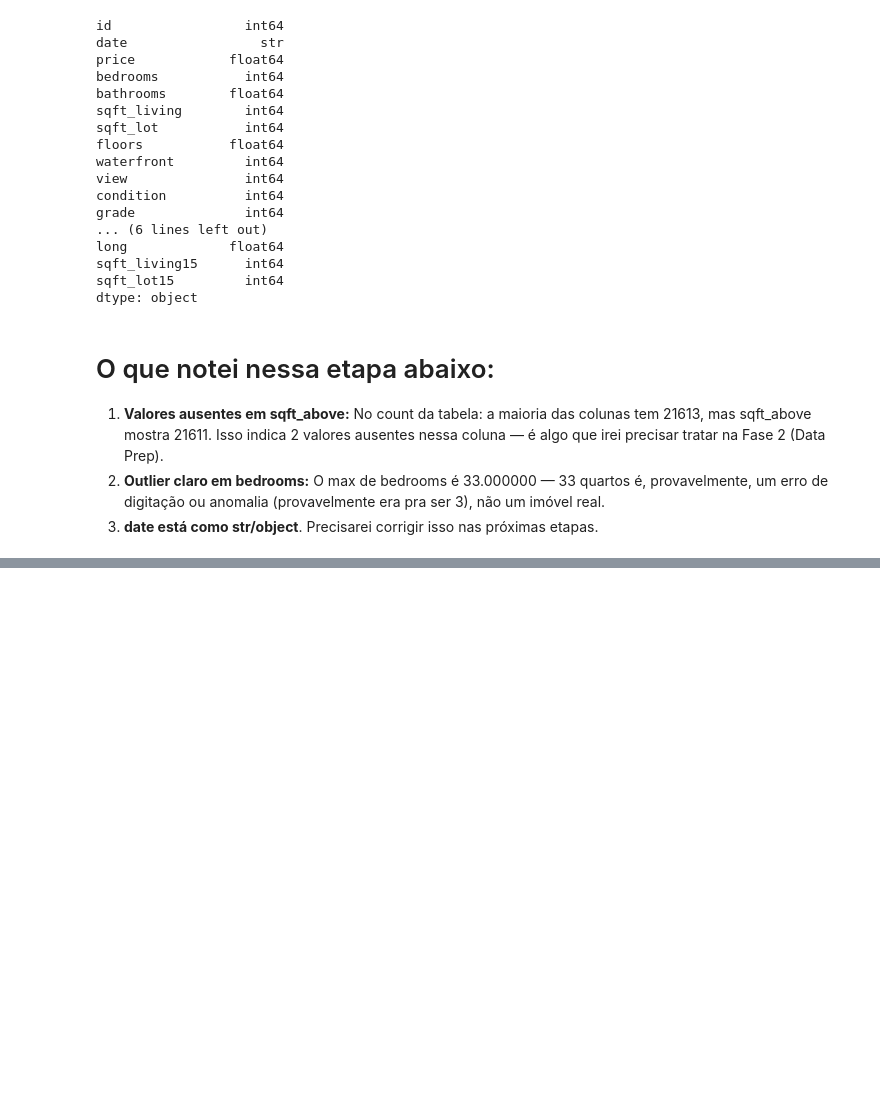
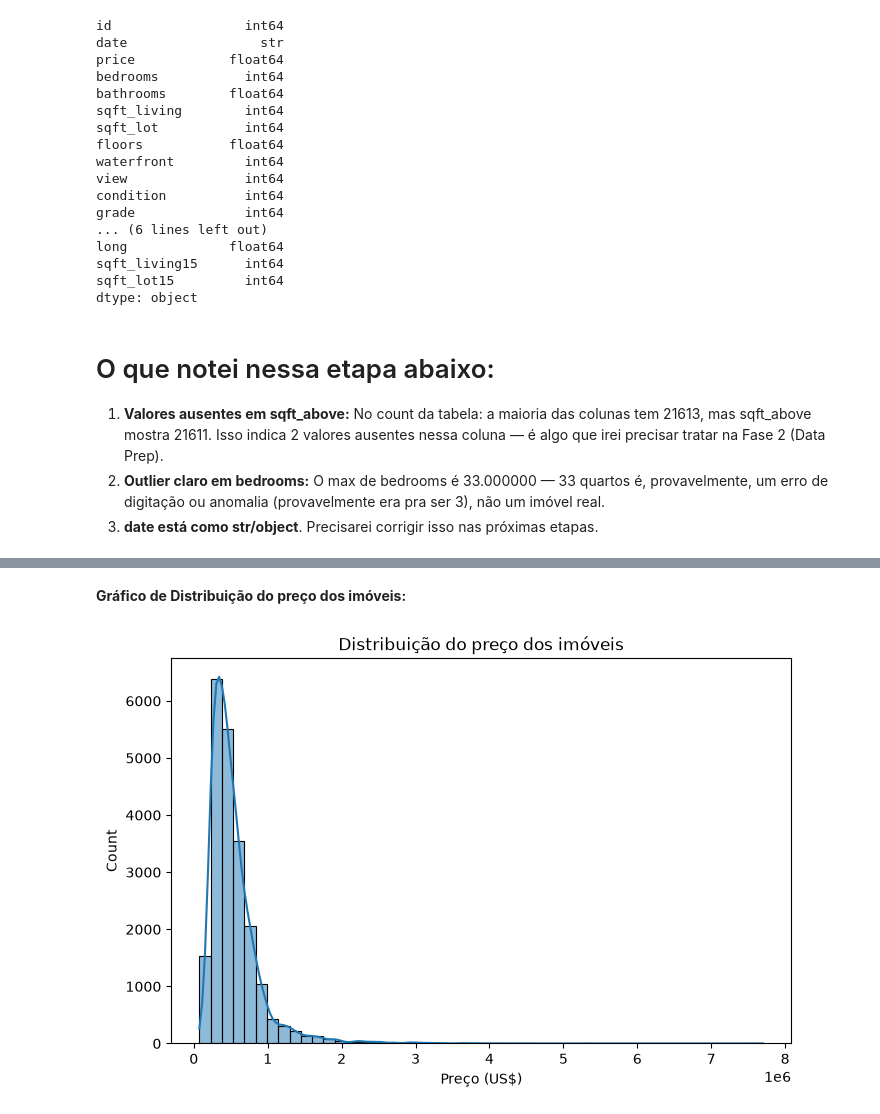
Before and after one commit to lindomarandradegertrudes/kc-house-precificacao, a Jupyter notebook: notebooks/projeto_precificacao.ipynb, the cells around one changed output, grey strips where cells are left out. Saved outputs shown, nothing was run; the diff lists cells and outputs as text; code cells hidden in the pictures; blank space fills up the shorter version.

```diff
--- a/notebooks/projeto_precificacao.ipynb
+++ b/notebooks/projeto_precificacao.ipynb
@@ -54,3 +54,14 @@ df.describe()
 | 50% | 3.904930e+09 | 4.500000e+05 | 3.000000 | 2.250000 | 1910.000000 | 7.618000e+03 | 1.500000 | 0.000000 | 0.000000 | 3.000000 | ... |
 | 75% | 7.308900e+09 | 6.450000e+05 | 4.000000 | 2.500000 | 2550.000000 | 1.068800e+04 | 2.000000 | 0.000000 | 0.000000 | 4.000000 | ... |
 | max | 9.900000e+09 | 7.700000e+06 | 33.000000 | 8.000000 | 13540.000000 | 1.651359e+06 | 3.500000 | 1.000000 | 4.000000 | 5.000000 | ... |
+# %% [markdown]
+**Gráfico de Distribuição do preço dos imóveis:**
+# %%
+plt.figure(figsize=(8,5))
+sns.histplot(df["price"], bins=50, kde=True)
+plt.title("Distribuição do preço dos imóveis")
+plt.xlabel("Preço (US$)")
+plt.savefig("../outputs/figures/hist_price.png")
+plt.show()
+# %% [output]
+[figure, added]
```
Also changed, not shown: parts of 2 cells of this notebook, 1 other file.
